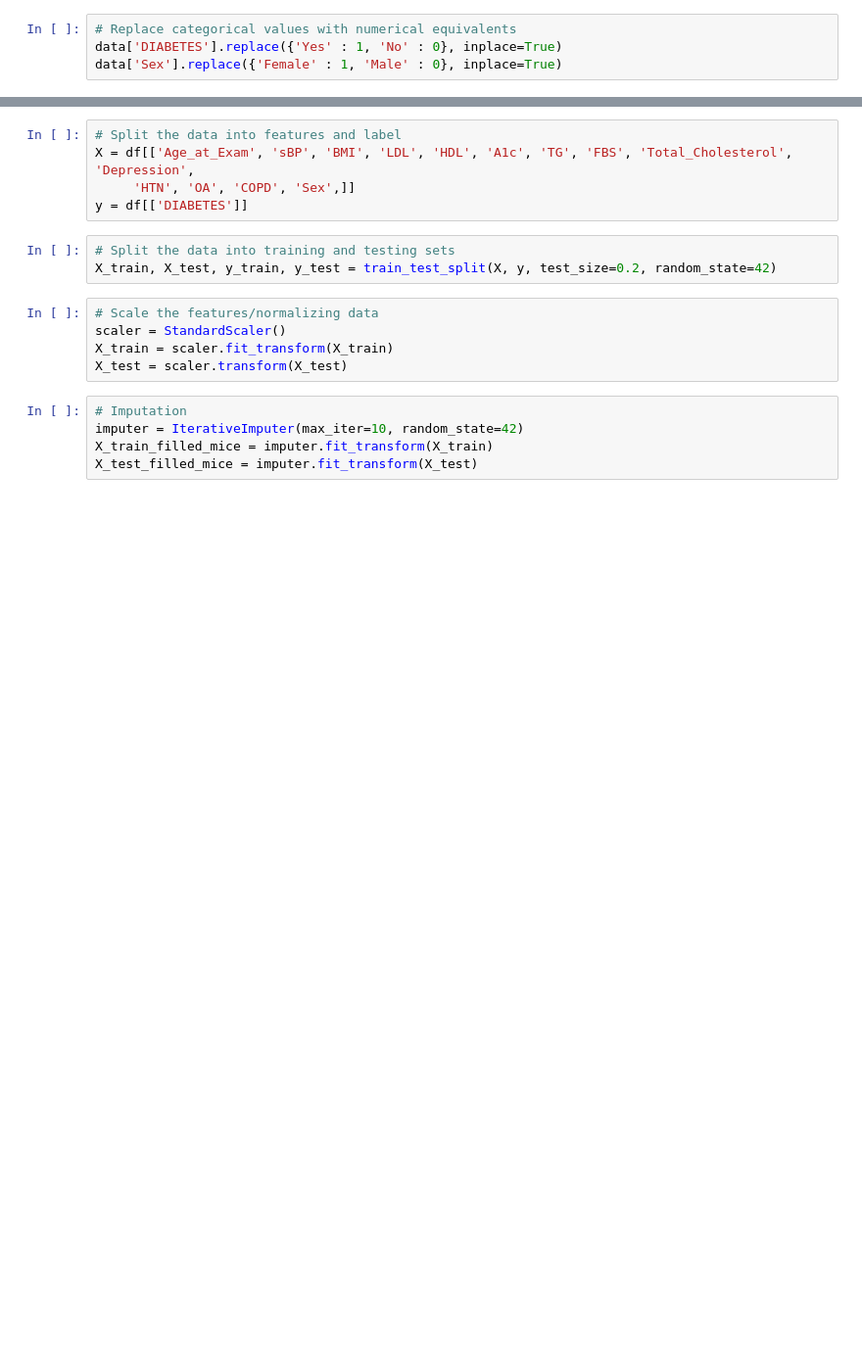
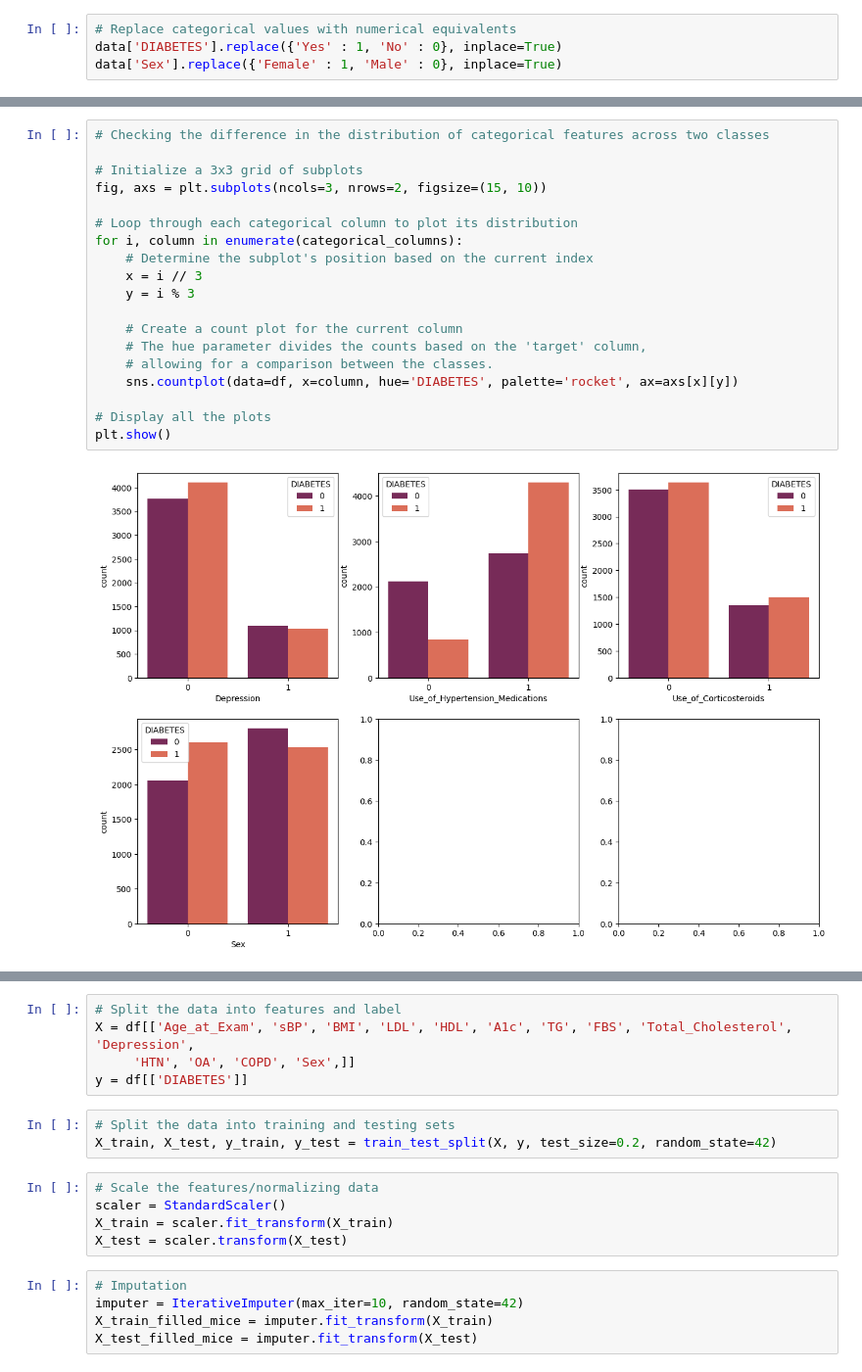
Before and after one commit to Yutong-Lu/A-Machine-Learning-Approach-for-Diabetes-Prediction-in-the-Canadian-Population, a Jupyter notebook: KNN_Final_Project.ipynb, the cells around one changed output, grey strips where cells are left out. Shown at 98% size. Saved outputs shown, nothing was run; the diff lists cells and outputs as text; blank space fills up the shorter version.

```diff
--- a/KNN_Final_Project.ipynb
+++ b/KNN_Final_Project.ipynb
@@ -48,0 +185,21 @@ df = data[['Age_at_Exam', 'sBP', 'BMI', 'LDL', 'HDL', 'A1c', 'TG', 'FBS', 'Total
+# %%
+# Checking the difference in the distribution of categorical features across two classes
+
+# Initialize a 3x3 grid of subplots
+fig, axs = plt.subplots(ncols=3, nrows=2, figsize=(15, 10))
+
+# Loop through each categorical column to plot its distribution
+for i, column in enumerate(categorical_columns):
+    # Determine the subplot's position based on the current index
+    x = i // 3
+    y = i % 3
+
+    # Create a count plot for the current column
+    # The hue parameter divides the counts based on the 'target' column,
+    # allowing for a comparison between the classes.
+    sns.countplot(data=df, x=column, hue='DIABETES', palette='rocket', ax=axs[x][y])
+
+# Display all the plots
+plt.show()
+# %% [output]
+[figure, added]
```
Also changed, not shown: parts of 15 cells of this notebook.
